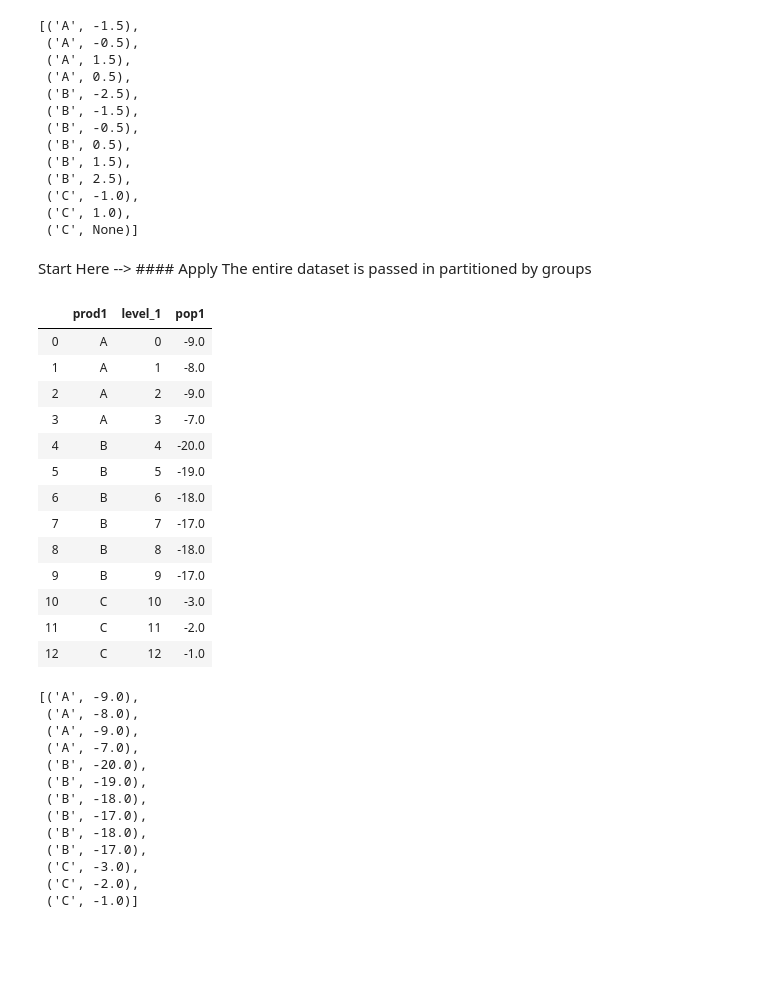
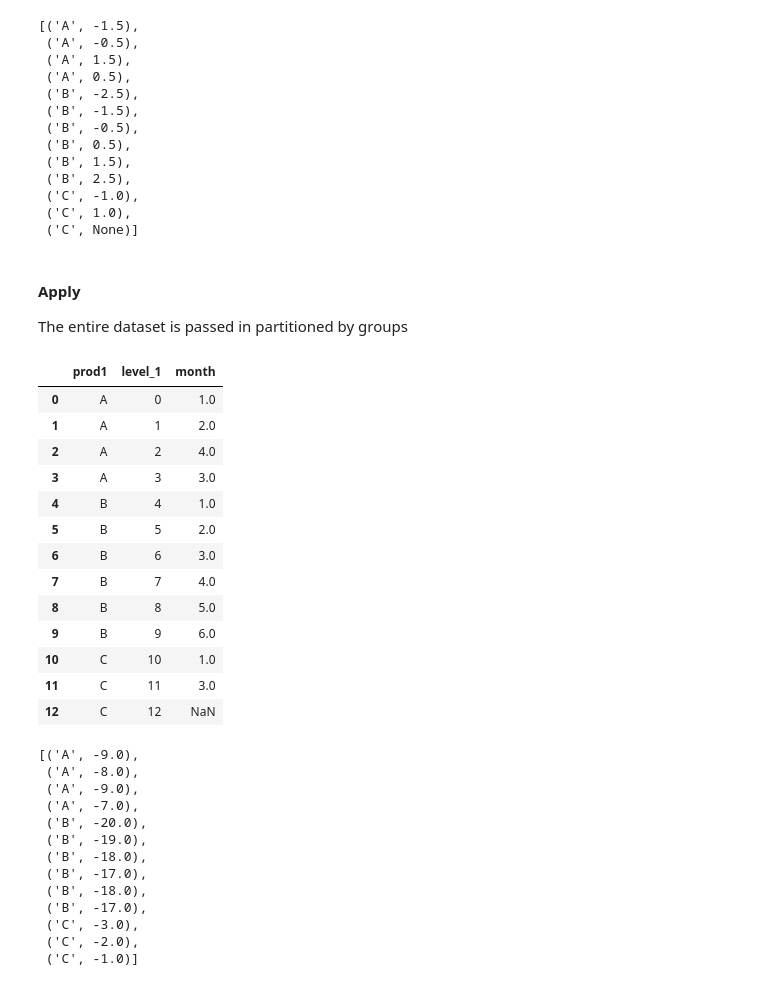
Before and after one commit to goodwin-matt/data_science_toolkit, a Jupyter notebook: DataScienceCode/General_DS/Data_manipulation_example_problems.ipynb, the cells around one changed output. Saved outputs shown, nothing was run; the diff lists cells and outputs as text; code cells hidden in the pictures; blank space fills up the shorter version.

Commit message:
deleted old anki files, updated data manipulation problems

```diff
--- a/DataScienceCode/General_DS/Data_manipulation_example_problems.ipynb
+++ b/DataScienceCode/General_DS/Data_manipulation_example_problems.ipynb
@@ -420,25 +505,25 @@ engine.execute('select prod1, month - avg(month) over (partition by prod1) from
  ('C', 1.0),
  ('C', None)]
 # %% [markdown]
-Start Here --> #### Apply
+#### Apply
 The entire dataset is passed in partitioned by groups
 # %%
-data.groupby('prod1').apply(lambda x: x['pop1'] - x['month'].sum()).reset_index()
+data.groupby('prod1').apply(lambda x: x['month']).reset_index()
 # %% [output]
-|  | prod1 | level_1 | pop1 |
-| 0 | A | 0 | -9.0 |
-| 1 | A | 1 | -8.0 |
-| 2 | A | 2 | -9.0 |
-| 3 | A | 3 | -7.0 |
-| 4 | B | 4 | -20.0 |
-| 5 | B | 5 | -19.0 |
-| 6 | B | 6 | -18.0 |
-| 7 | B | 7 | -17.0 |
-| 8 | B | 8 | -18.0 |
-| 9 | B | 9 | -17.0 |
-| 10 | C | 10 | -3.0 |
-| 11 | C | 11 | -2.0 |
-| 12 | C | 12 | -1.0 |
+|  | prod1 | level_1 | month |
+| 0 | A | 0 | 1.0 |
+| 1 | A | 1 | 2.0 |
+| 2 | A | 2 | 4.0 |
+| 3 | A | 3 | 3.0 |
+| 4 | B | 4 | 1.0 |
+| 5 | B | 5 | 2.0 |
+| 6 | B | 6 | 3.0 |
+| 7 | B | 7 | 4.0 |
+| 8 | B | 8 | 5.0 |
+| 9 | B | 9 | 6.0 |
+| 10 | C | 10 | 1.0 |
+| 11 | C | 11 | 3.0 |
+| 12 | C | 12 | NaN |
 # %%
 engine.execute('select prod1, pop1 - (sum(month) over (partition by prod1)) from data').fetchall()
 # %% [output]
```
Also changed, not shown: parts of 61 cells of this notebook, 15 other files.
